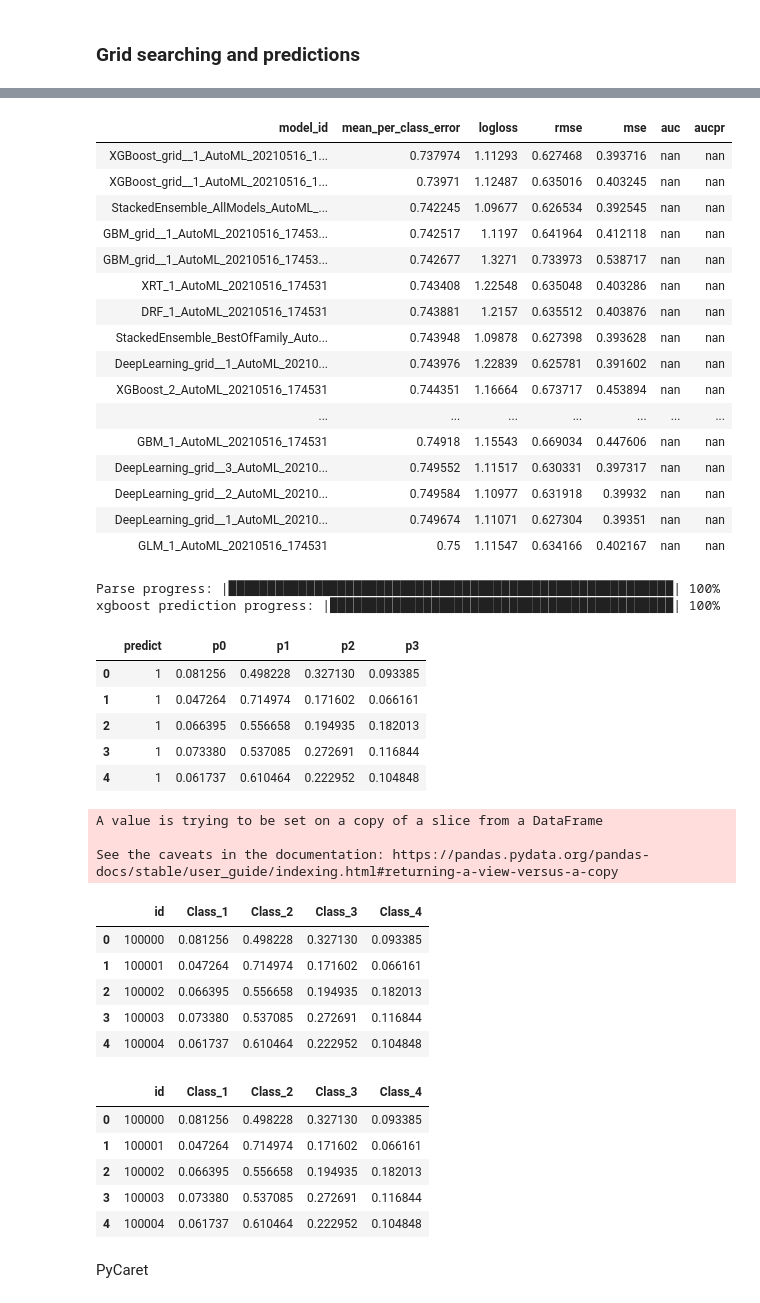
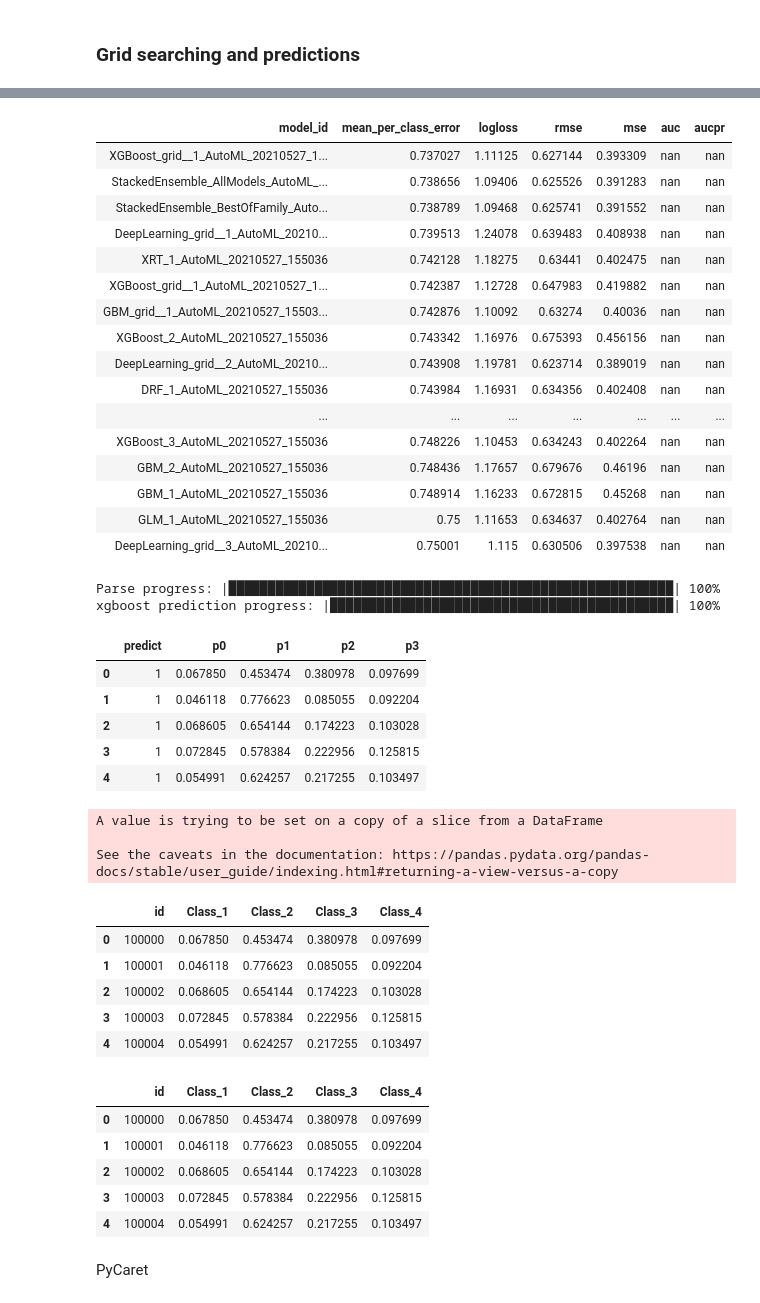
Before and after one commit to juan-ivan-NV/JI_Kaggle_Competitions, a Jupyter notebook: Tabular_Playground_Series/TPS_May_2021_H2O_PyCaret_2.ipynb, the cells around one changed output, grey strips where cells are left out. Cells and saved outputs as stored; diff of their text form; code cells hidden in the pictures.

Commit message:
setting a validation frame h2o

```diff
--- a/Tabular_Playground_Series/TPS_May_2021_H2O_PyCaret_2.ipynb
+++ b/Tabular_Playground_Series/TPS_May_2021_H2O_PyCaret_2.ipynb
@@ -140,7 +145,7 @@ sns.despine(trim=True, left=True)
 from sklearn.preprocessing import StandardScaler
 
 sc = StandardScaler()
-scaled_train = data_train_wo.copy()
+scaled_train = data_train.copy()
 scaled_train.iloc[:,:-1] = sc.fit_transform(scaled_train.iloc[:,:-1])
 scaled_test = pd.DataFrame(sc.transform(data_test), columns=list(data_test.columns))
 # %%
@@ -241,7 +246,8 @@ Connecting to H2O server at http://127.0.0.1:54321 ... successful.
 | H2O_API_Extensions: | Amazon S3, XGBoost, Algos, AutoML... |
 | Python_version: | 3.7.10 final |
 # %%
-h2o_train = h2o.H2OFrame(scaled_train.copy())
+h2o_train = h2o.H2OFrame(scaled_train[:-3000].copy())
+h2o_valid = h2o.H2OFrame(scaled_train[-3000:].copy())
 #h2o_test = h2o.H2OFrame(test_2d_df.copy())
 # %% [output]
 Parse progress: |█████████████████████████████████████████████████████████| 100%
@@ -249,10 +256,10 @@ Parse progress: |█████████████████████
 h2o_train["target"] = h2o_train["target"].asfactor()
 # %%
 # Setting the limits to 25 models that will take 15 minutes
-aml = H2OAutoML(max_runtime_secs = 60*30,
-                max_models = 30,
+aml = H2OAutoML(max_runtime_secs = 60*25,
+                max_models = 25,
                 seed = 42
                 )
 
-%time aml.train(x = list(scaled_train.iloc[:,:-1].columns), y = "target", training_frame = h2o_train)
+%time aml.train(x = list(scaled_train.iloc[:,:-1].columns), y = "target", training_frame = h2o_train, validation_frame = h2o_valid)
 # %% [output]
@@ -265,22 +275,22 @@ lb = aml.leaderboard
 lb.head(rows = lb.nrows)
 # %% [output]
 | model_id | mean_per_class_error | logloss | rmse | mse | auc | aucpr |
-| XGBoost_grid__1_AutoML_20210516_1... | 0.737974 | 1.11293 | 0.627468 | 0.393716 | nan | nan |
-| XGBoost_grid__1_AutoML_20210516_1... | 0.73971 | 1.12487 | 0.635016 | 0.403245 | nan | nan |
-| StackedEnsemble_AllModels_AutoML_... | 0.742245 | 1.09677 | 0.626534 | 0.392545 | nan | nan |
-| GBM_grid__1_AutoML_20210516_17453... | 0.742517 | 1.1197 | 0.641964 | 0.412118 | nan | nan |
-| GBM_grid__1_AutoML_20210516_17453... | 0.742677 | 1.3271 | 0.733973 | 0.538717 | nan | nan |
-| XRT_1_AutoML_20210516_174531 | 0.743408 | 1.22548 | 0.635048 | 0.403286 | nan | nan |
-| DRF_1_AutoML_20210516_174531 | 0.743881 | 1.2157 | 0.635512 | 0.403876 | nan | nan |
-| StackedEnsemble_BestOfFamily_Auto... | 0.743948 | 1.09878 | 0.627398 | 0.393628 | nan | nan |
-| DeepLearning_grid__1_AutoML_20210... | 0.743976 | 1.22839 | 0.625781 | 0.391602 | nan | nan |
-| XGBoost_2_AutoML_20210516_174531 | 0.744351 | 1.16664 | 0.673717 | 0.453894 | nan | nan |
+| XGBoost_grid__1_AutoML_20210527_1... | 0.737027 | 1.11125 | 0.627144 | 0.393309 | nan | nan |
+| StackedEnsemble_AllModels_AutoML_... | 0.738656 | 1.09406 | 0.625526 | 0.391283 | nan | nan |
+| StackedEnsemble_BestOfFamily_Auto... | 0.738789 | 1.09468 | 0.625741 | 0.391552 | nan | nan |
+| DeepLearning_grid__1_AutoML_20210... | 0.739513 | 1.24078 | 0.639483 | 0.408938 | nan | nan |
+| XRT_1_AutoML_20210527_155036 | 0.742128 | 1.18275 | 0.63441 | 0.402475 | nan | nan |
+| XGBoost_grid__1_AutoML_20210527_1... | 0.742387 | 1.12728 | 0.647983 | 0.419882 | nan | nan |
+| GBM_grid__1_AutoML_20210527_15503... | 0.742876 | 1.10092 | 0.63274 | 0.40036 | nan | nan |
+| XGBoost_2_AutoML_20210527_155036 | 0.743342 | 1.16976 | 0.675393 | 0.456156 | nan | nan |
+| DeepLearning_grid__2_AutoML_20210... | 0.743908 | 1.19781 | 0.623714 | 0.389019 | nan | nan |
+| DRF_1_AutoML_20210527_155036 | 0.743984 | 1.16931 | 0.634356 | 0.402408 | nan | nan |
 | ... | ... | ... | ... | ... | ... | ... |
-| GBM_1_AutoML_20210516_174531 | 0.74918 | 1.15543 | 0.669034 | 0.447606 | nan | nan |
-| DeepLearning_grid__3_AutoML_20210... | 0.749552 | 1.11517 | 0.630331 | 0.397317 | nan | nan |
-| DeepLearning_grid__2_AutoML_20210... | 0.749584 | 1.10977 | 0.631918 | 0.39932 | nan | nan |
-| DeepLearning_grid__1_AutoML_20210... | 0.749674 | 1.11071 | 0.627304 | 0.39351 | nan | nan |
-| GLM_1_AutoML_20210516_174531 | 0.75 | 1.11547 | 0.634166 | 0.402167 | nan | nan |
+| XGBoost_3_AutoML_20210527_155036 | 0.748226 | 1.10453 | 0.634243 | 0.402264 | nan | nan |
+| GBM_2_AutoML_20210527_155036 | 0.748436 | 1.17657 | 0.679676 | 0.46196 | nan | nan |
+| GBM_1_AutoML_20210527_155036 | 0.748914 | 1.16233 | 0.672815 | 0.45268 | nan | nan |
+| GLM_1_AutoML_20210527_155036 | 0.75 | 1.11653 | 0.634637 | 0.402764 | nan | nan |
+| DeepLearning_grid__3_AutoML_20210... | 0.75001 | 1.115 | 0.630506 | 0.397538 | nan | nan |
 # %%
 # Predicting values
 
@@ -293,11 +303,11 @@ xgboost prediction progress: |████████████████
 predintions_df.head()
 # %% [output]
 |  | predict | p0 | p1 | p2 | p3 |
-| 0 | 1 | 0.081256 | 0.498228 | 0.327130 | 0.093385 |
-| 1 | 1 | 0.047264 | 0.714974 | 0.171602 | 0.066161 |
-| 2 | 1 | 0.066395 | 0.556658 | 0.194935 | 0.182013 |
-| 3 | 1 | 0.073380 | 0.537085 | 0.272691 | 0.116844 |
-| 4 | 1 | 0.061737 | 0.610464 | 0.222952 | 0.104848 |
+| 0 | 1 | 0.067850 | 0.453474 | 0.380978 | 0.097699 |
+| 1 | 1 | 0.046118 | 0.776623 | 0.085055 | 0.092204 |
+| 2 | 1 | 0.068605 | 0.654144 | 0.174223 | 0.103028 |
+| 3 | 1 | 0.072845 | 0.578384 | 0.222956 | 0.125815 |
+| 4 | 1 | 0.054991 | 0.624257 | 0.217255 | 0.103497 |
 # %%
 # Submission to CSV
 
@@ -310,20 +320,20 @@ A value is trying to be set on a copy of a slice from a DataFrame
 
 See the caveats in the documentation: https://pandas.pydata.org/pandas-docs/stable/user_guide/indexing.html#returning-a-view-versus-a-copy
 |  | id | Class_1 | Class_2 | Class_3 | Class_4 |
-| 0 | 100000 | 0.081256 | 0.498228 | 0.327130 | 0.093385 |
-| 1 | 100001 | 0.047264 | 0.714974 | 0.171602 | 0.066161 |
-| 2 | 100002 | 0.066395 | 0.556658 | 0.194935 | 0.182013 |
-| 3 | 100003 | 0.073380 | 0.537085 | 0.272691 | 0.116844 |
-| 4 | 100004 | 0.061737 | 0.610464 | 0.222952 | 0.104848 |
+| 0 | 100000 | 0.067850 | 0.453474 | 0.380978 | 0.097699 |
+| 1 | 100001 | 0.046118 | 0.776623 | 0.085055 | 0.092204 |
+| 2 | 100002 | 0.068605 | 0.654144 | 0.174223 | 0.103028 |
+| 3 | 100003 | 0.072845 | 0.578384 | 0.222956 | 0.125815 |
+| 4 | 100004 | 0.054991 | 0.624257 | 0.217255 | 0.103497 |
 # %%
-submission.to_csv('h2o_automl_1200s_scaled_wo_2.csv', index=False)
+submission.to_csv('h2o_automl_1200s_scaled_wo_7.csv', index=False)
 submission.head()
 # %% [output]
 |  | id | Class_1 | Class_2 | Class_3 | Class_4 |
-| 0 | 100000 | 0.081256 | 0.498228 | 0.327130 | 0.093385 |
-| 1 | 100001 | 0.047264 | 0.714974 | 0.171602 | 0.066161 |
-| 2 | 100002 | 0.066395 | 0.556658 | 0.194935 | 0.182013 |
-| 3 | 100003 | 0.073380 | 0.537085 | 0.272691 | 0.116844 |
-| 4 | 100004 | 0.061737 | 0.610464 | 0.222952 | 0.104848 |
+| 0 | 100000 | 0.067850 | 0.453474 | 0.380978 | 0.097699 |
+| 1 | 100001 | 0.046118 | 0.776623 | 0.085055 | 0.092204 |
+| 2 | 100002 | 0.068605 | 0.654144 | 0.174223 | 0.103028 |
+| 3 | 100003 | 0.072845 | 0.578384 | 0.222956 | 0.125815 |
+| 4 | 100004 | 0.054991 | 0.624257 | 0.217255 | 0.103497 |
 # %% [markdown]
 PyCaret
```
Also changed, not shown: parts of 10 cells of this notebook.
